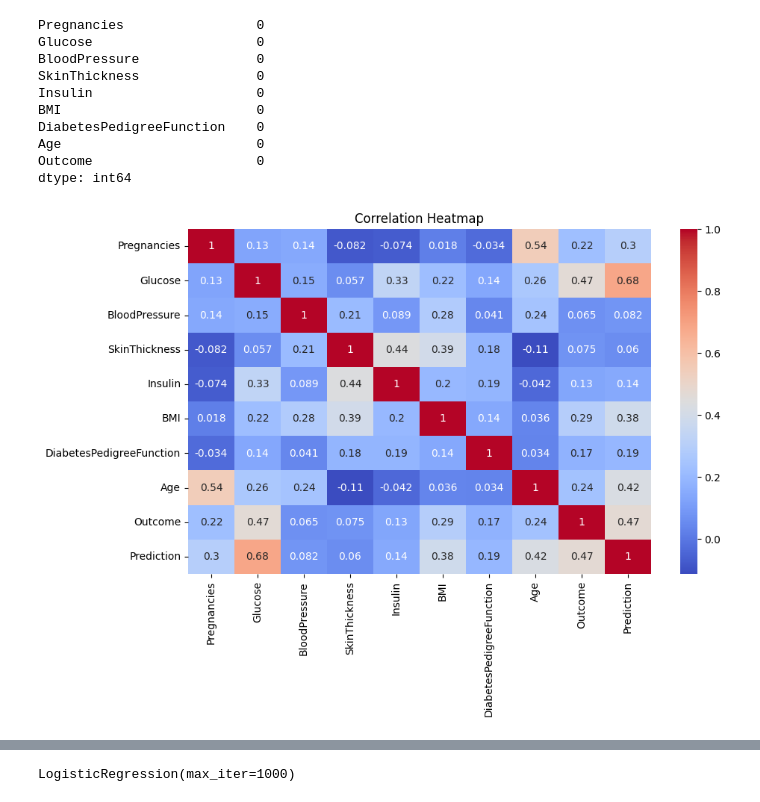
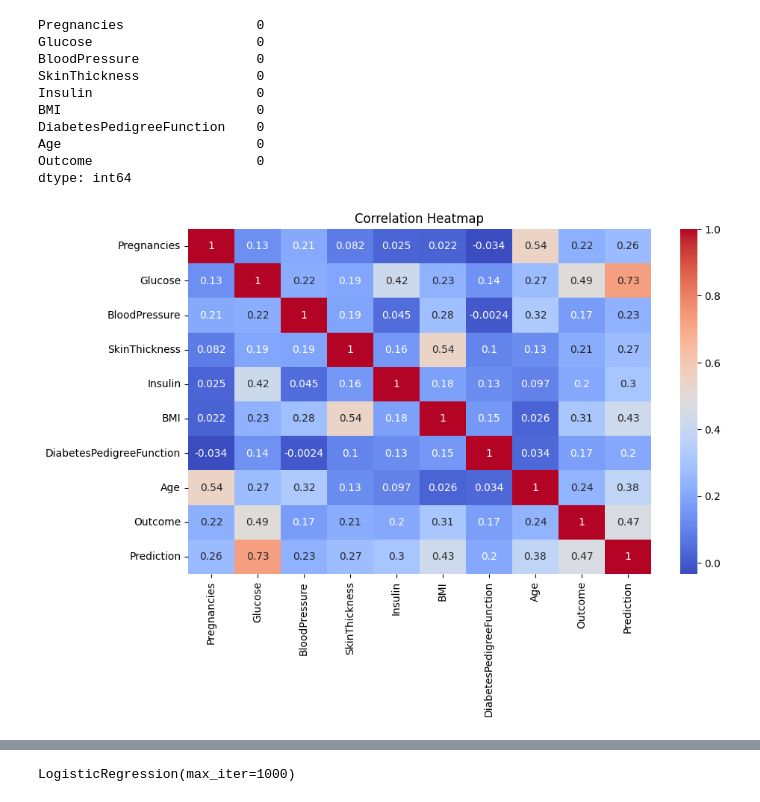
Before and after one commit to niranjanaapp/diabetes-prediction, a Jupyter notebook: Diabetes_Prediction.ipynb, the cells around one changed output, grey strips where cells are left out. Saved outputs shown, nothing was run; the diff lists cells and outputs as text; code cells hidden in the pictures.

```diff
--- a/Diabetes_Prediction.ipynb
+++ b/Diabetes_Prediction.ipynb
@@ -16,8 +16,8 @@ from sklearn.preprocessing import StandardScaler
 from sklearn.linear_model import LogisticRegression
 from sklearn.metrics import accuracy_score, confusion_matrix, classification_report
 # %%
-data = pd.read_csv("diabetes (3).csv")
-df
+data = pd.read_csv("diabetes (1) (4).csv")
+display(data)
 # %% [output]
 |  | Pregnancies | Glucose | BloodPressure | SkinThickness | Insulin | BMI | DiabetesPedigreeFunction | Age | ... |
 | 0 | 6 | 148 | 72 | 35 | 0 | 33.6 | 0.627 | 50 | ... |
@@ -38,6 +35,6 @@ y = data["Outcome"]
 # %%
-df.columns = df.columns.str.strip()
-df = df.apply(lambda x: x.str.strip() if x.dtype == "object" else x)
+data.columns = data.columns.str.strip()
+data = data.apply(lambda x: x.str.strip() if x.dtype == "object" else x)
 # %%
 cols = ["Glucose","BloodPressure","SkinThickness","Insulin","BMI"]
 data[cols] = data[cols].replace(0, np.nan)
@@ -57,8 +54,8 @@ Outcome                     0
 dtype: int64
 # %%
 plt.figure(figsize=(10,6))
-sns.heatmap(df.corr(), annot=True, cmap='coolwarm')
+sns.heatmap(data.corr(), annot=True, cmap='coolwarm')
 plt.title("Correlation Heatmap")
 plt.show()
 # %% [output]
-[figure, old version]
+[figure, new version]
```
Also changed, not shown: parts of 15 cells of this notebook.
